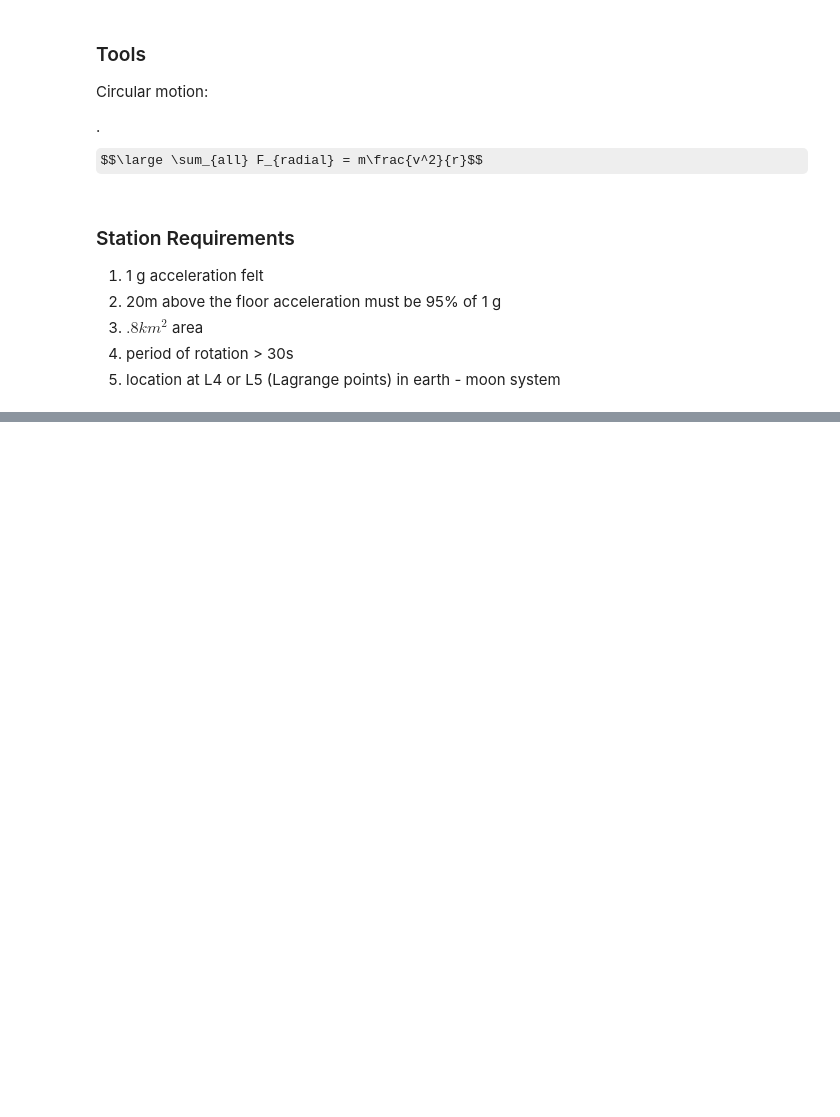
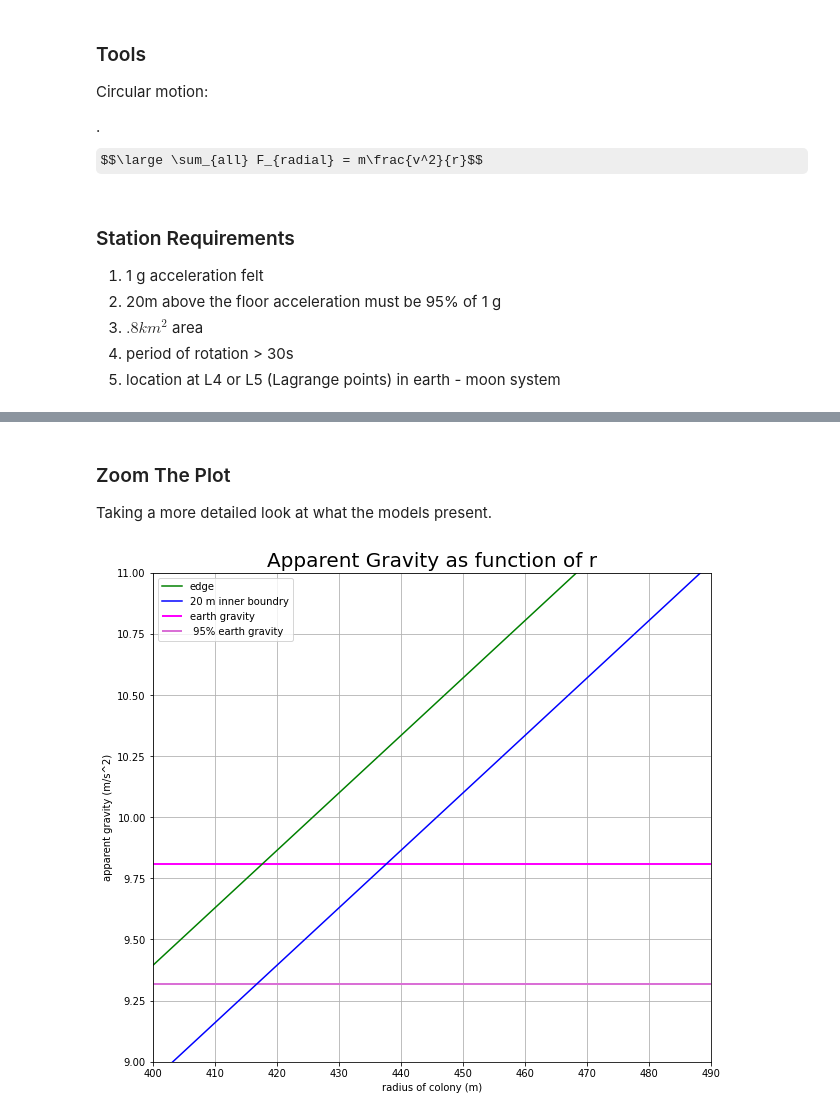
Before and after one commit to ztbochanski/ph211labs, a Jupyter notebook: lab7-space-station/lab7-space-station.ipynb, the cells around one changed output, grey strips where cells are left out. Cells and saved outputs as stored; diff of their text form; code cells hidden in the pictures; some formulas as TeX source; blank space fills up the shorter version.

```diff
--- a/lab7-space-station/lab7-space-station.ipynb
+++ b/lab7-space-station/lab7-space-station.ipynb
@@ -96,0 +177,37 @@ apparent_gravity = speed_r**2/range_radii
+# %% [markdown]
+### Zoom The Plot
+
+Taking a more detailed look at what the models present.
+# %%
+fig3, ax3 = plt.subplots()
+
+# plot the basic projectile model
+ax3.plot(range_radii, apparent_gravity,
+            color = 'green',label = "edge")
+ax3.plot(range_radii, apparent_inner_gravity,
+            color = 'blue',label = "20 m inner boundry")
+
+# draw a horizontal or vertical line across the plot to show some feature
+ax3.hlines(9.81, min_radius,max_radius,
+         color = 'magenta', linestyle = '-',
+         linewidth = 2., label = "earth gravity")
+ax3.hlines(0.95*9.81, min_radius,max_radius,
+         color = 'orchid', linestyle = '-',
+         linewidth = 2., label = " 95% earth gravity")
+
+# a more explicit way to set labels
+plt.xlabel('radius of colony (m)', fontsize = 10)
+plt.ylabel('apparent gravity (m/s^2)', fontsize = 10)
+plt.title('Apparent Gravity as function of r', fontsize = 20)
+
+# zoom in!!
+ax3.set_xlim([400,490])
+ax3.set_ylim([9,11])
+
+fig3.set_size_inches(10, 9)
+ax3.grid()
+plt.legend(loc= 2)
+
+plt.show()
+# %% [output]
+[figure, added]
```
Also changed, not shown: parts of 11 cells of this notebook.
